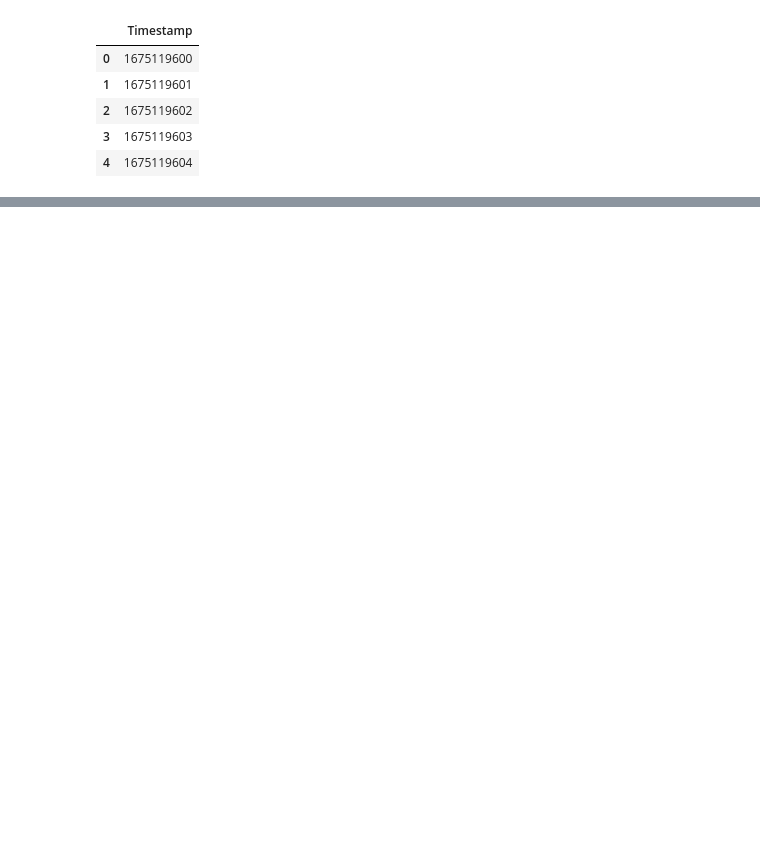
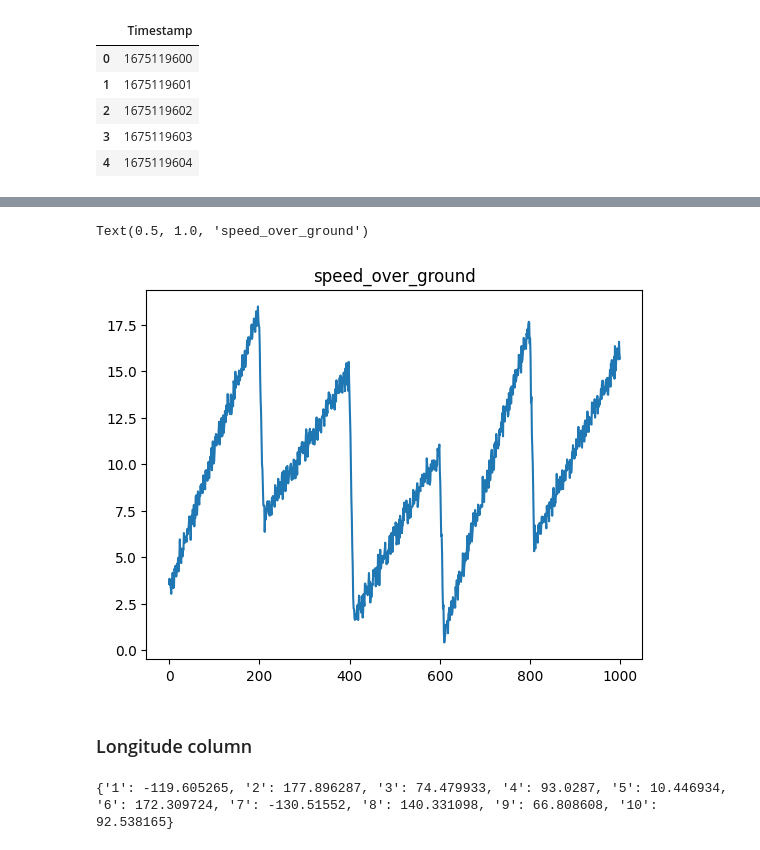
Before and after one commit to SCGlass/parquet_conversion, a Jupyter notebook: dummy_data/dummy_data.ipynb, the cells around one changed output, grey strips where cells are left out. Drawn from its saved outputs; the diff is of its cells as text; code cells hidden in the pictures; blank space fills up the shorter version.

```diff
--- a/dummy_data/dummy_data.ipynb
+++ b/dummy_data/dummy_data.ipynb
@@ -38,14 +30,3 @@ df.head()
 | 2 | 1675119602 |
 | 3 | 1675119603 |
 | 4 | 1675119604 |
-# %%
-time_points = len(df)
-
-mean_speed = 10
-
-speed_changes =  np.random.normal(loc=0, scale = 2, size=time_points)
-speed_changes = np.clip(speed_changes, 0, 20).round(2)
-
-df["speed_over_ground"] = mean_speed + speed_changes
-
-df.head()
@@ -70,0 +103,13 @@ df.head()
+# %%
+plt.plot(df["speed_over_ground"])
+plt.title("speed_over_ground")
+# %% [output]
+Text(0.5, 1.0, 'speed_over_ground')
+[figure, added]
+# %% [markdown]
+### Longitude column
+# %%
+longitude_dict = generate_dict_numbers(179,-179, 6)
+print(longitude_dict)
+# %% [output]
+{'1': -119.605265, '2': 177.896287, '3': 74.479933, '4': 93.0287, '5': 10.446934, '6': 172.309724, '7': -130.51552, '8': 140.331098, '9': 66.808608, '10': 92.538165}
```
Also changed, not shown: parts of 23 cells of this notebook, 1 other file.
